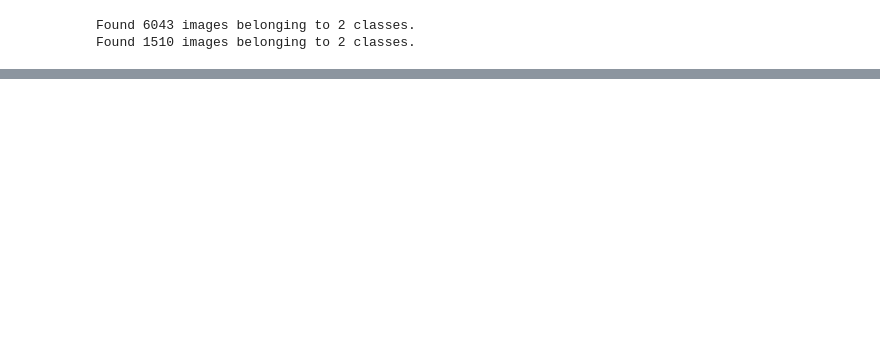
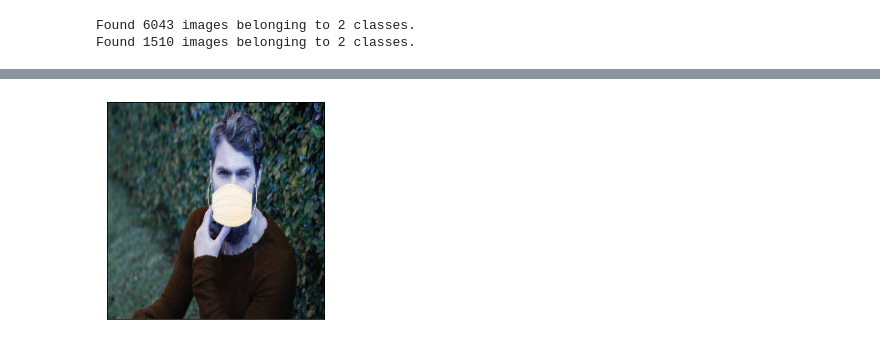
Before and after one commit to meowster99/comp-vision-py, a Jupyter notebook: computer-vision.ipynb, the cells around one changed output, grey strips where cells are left out. Drawn from its saved outputs; the diff is of its cells as text; code cells hidden in the pictures; blank space fills up the shorter version.

```diff
--- a/computer-vision.ipynb
+++ b/computer-vision.ipynb
@@ -150,0 +277,10 @@ Found 1510 images belonging to 2 classes.
+# %%
+import random
+
+def get_submodel(layer_name):
+  return tf.keras.models.Model(
+      base_model.input,
+      base_model.get_layer(layer_name).output
+  )
+
+get_submodel('conv2d_5').summary()
@@ -150,0 +301,29 @@ Found 1510 images belonging to 2 classes.
+# %%
+def visualise_filter(layer_name, f_index = None, iters = 50):
+  submodel = get_submodel(layer_name)
+  num_filters = submodel.output.shape[-1]
+
+  if f_index is None:
+    f_index = random.randint(0, num_filters -1)
+  assert num_filters > f_index,'f_index is out of bounds'
+
+  raw_image = imread(os.path.join(mask_dir,mask_files[0]))
+  import cv2
+  raw_image = cv2.resize(raw_image, (240,240))
+
+  image = tf.convert_to_tensor(raw_image, dtype = tf.float32)
+  verbose_step = int(iters/10)
+
+  for i in range(0, iters):
+    with tf.GradientTape() as tape:
+      tape.watch(image)
+      out = submodel(tf.expand_dims(image, axis=0))[:,:,:,f_index]
+      loss = tf.math.reduce_mean(out)
+    grads = tape.gradient(loss, image)
+    grads = tf.math.l2_normalize(grads)
+    image+= grads *10
+
+    if (i+1)%verbose_step == 0:
+      print(f'Iteration: {i+1}, Loss: {loss.numpy():4f}')
+
+  plot_image(image)
@@ -150,0 +350,4 @@ Found 1510 images belonging to 2 classes.
+# %%
+layer_name = 'conv2d_9' #@param ['conv2d_5', 'conv2d_6', 'conv2d_7', 'conv2d_8', 'conv2d_9']
+visualise_filter(layer_name)
+# %% [output]
@@ -150,0 +364 @@ Found 1510 images belonging to 2 classes.
+[figure, added]
```
Also changed, not shown: parts of 31 cells of this notebook, 2 other files.
